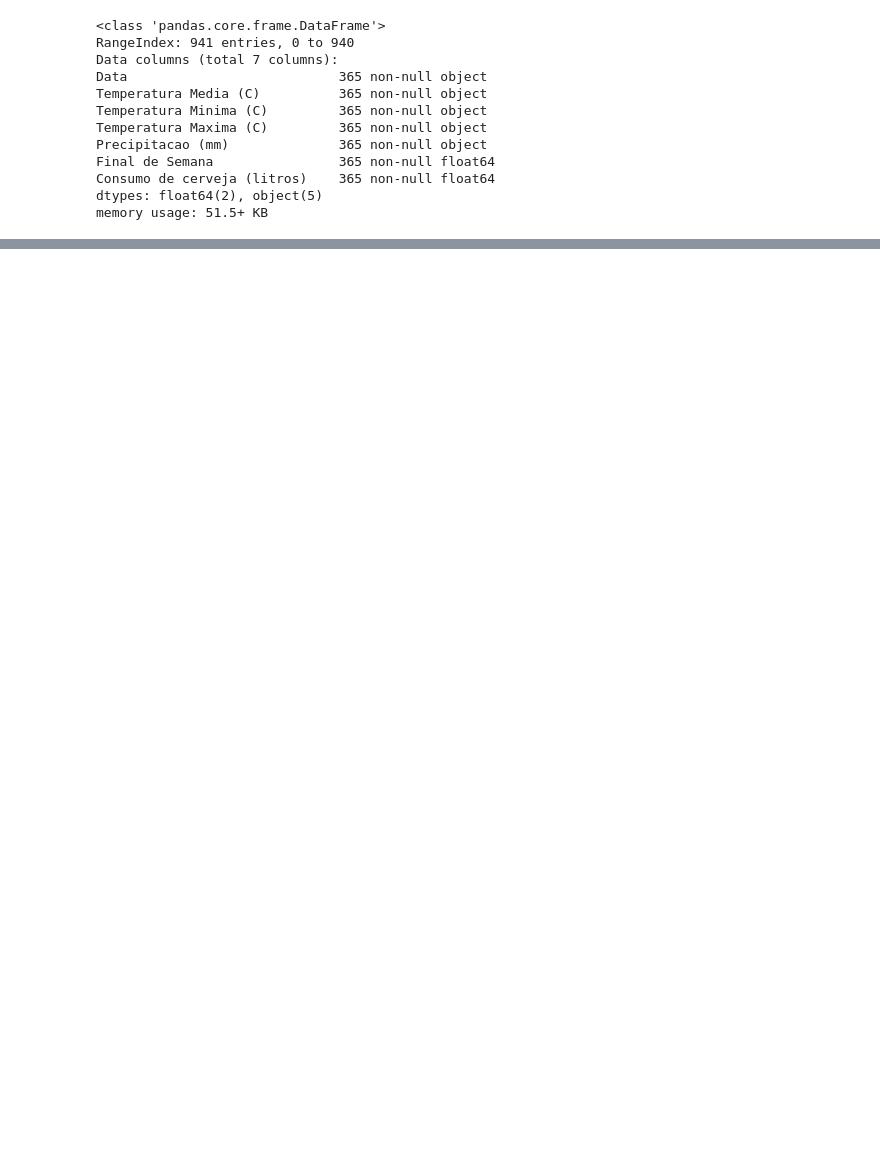
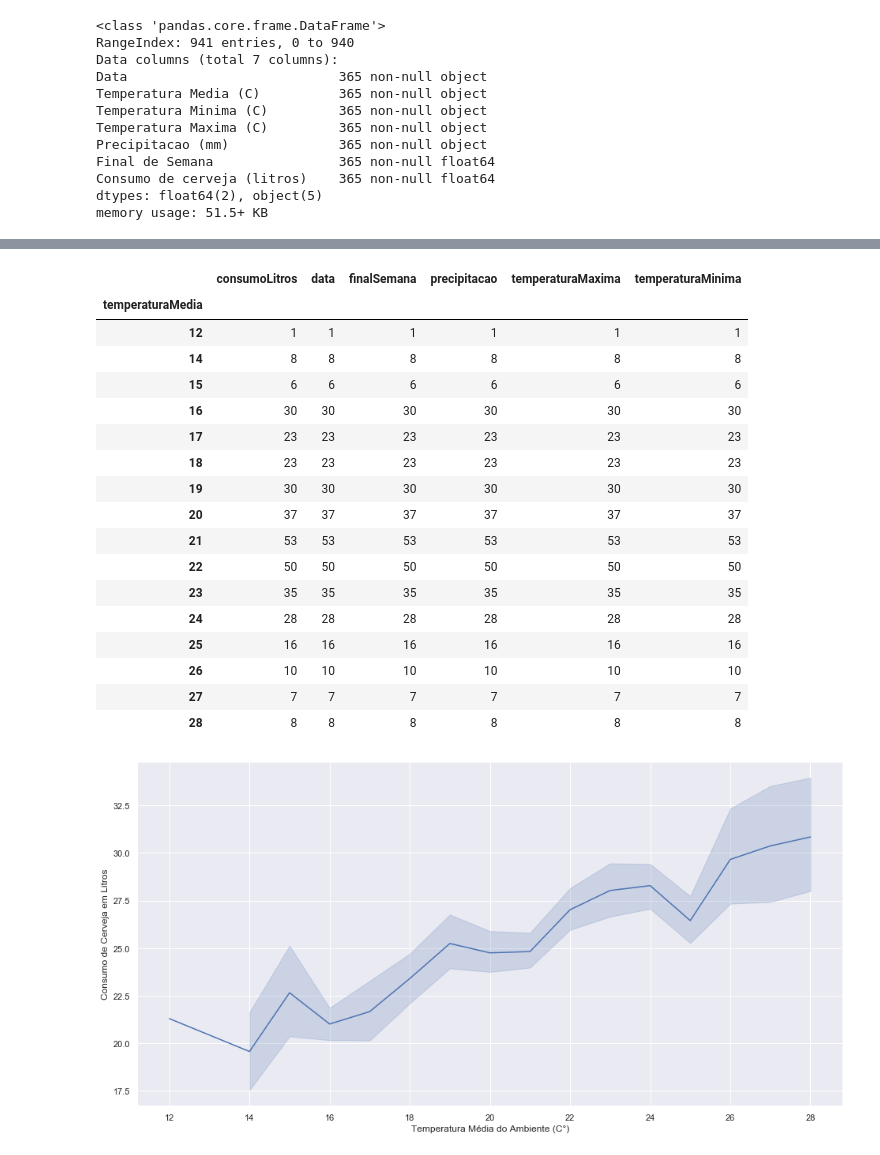
Before and after one commit to vitormoschetti/PI--IV---Extra-o-e-Visualiza-o-de-Dados-, a Jupyter notebook: Atividade 2/PI IV - Consumo de Cerveja .ipynb, the cells around one changed output, grey strips where cells are left out. Saved outputs shown, nothing was run; the diff lists cells and outputs as text; code cells hidden in the pictures; blank space fills up the shorter version.

```diff
--- a/Atividade 2/PI IV - Consumo de Cerveja .ipynb
+++ b/Atividade 2/PI IV - Consumo de Cerveja .ipynb
@@ -50,0 +45,26 @@ Text(0.5, 1.0, 'Histograma das Médias do Consumo de Cerveja em Litros')
+# %%
+dadosTratados = (dados['Data'].notnull())
+dadosTratados = dados[dadosTratados]
+dadosTratados.columns = [ 'data', 'temperaturaMedia', 'temperaturaMinima', 'temperaturaMaxima', 'precipitacao', 'finalSemana', 'consumoLitros']
+
+fds = {
+    0 : 'Dia da Semana',
+    1 : 'Final de Semana'
+}
+
+dadosTratados.finalSemana = dadosTratados.finalSemana.map(fds)
+
+
+# itens = dadosTratados.shape[0]
+
+# dadosTratados.finalSemana.unique()
+# meses = {
+#     '*-01-': '01'
+# }
+# dadosTratados.data = dadosTratados.data.map(meses)
+dadosTratados['temperaturaMedia'] = dadosTratados['temperaturaMedia'].str.replace(',','.')
+
+
+dadosTratados['temperaturaMedia'] = dadosTratados['temperaturaMedia'].astype(float)
+dadosTratados['temperaturaMedia'] = dadosTratados['temperaturaMedia'].astype(int)
+dadosTratados.head(5)
@@ -50,0 +121,31 @@ Text(0.5, 1.0, 'Histograma das Médias do Consumo de Cerveja em Litros')
+# %%
+import seaborn as sns
+import matplotlib.pyplot as plt
+
+
+plt.figure(figsize=(16,8))
+sns.lineplot(y = 'consumoLitros', x = 'temperaturaMedia', data=dadosTratados)
+plt.ylabel('Consumo de Cerveja em Litros')
+plt.xlabel('Temperatura Média do Ambiente (C°)')
+dadosTratados.head()
+dadosTratados.groupby('temperaturaMedia').count().sort_index(axis= 1)
+# %% [output]
+|  | consumoLitros | data | finalSemana | precipitacao | temperaturaMaxima | temperaturaMinima |
+| temperaturaMedia |  |  |  |  |  |  |
+| 12 | 1 | 1 | 1 | 1 | 1 | 1 |
+| 14 | 8 | 8 | 8 | 8 | 8 | 8 |
+| 15 | 6 | 6 | 6 | 6 | 6 | 6 |
+| 16 | 30 | 30 | 30 | 30 | 30 | 30 |
+| 17 | 23 | 23 | 23 | 23 | 23 | 23 |
+| 18 | 23 | 23 | 23 | 23 | 23 | 23 |
+| 19 | 30 | 30 | 30 | 30 | 30 | 30 |
+| 20 | 37 | 37 | 37 | 37 | 37 | 37 |
+| 21 | 53 | 53 | 53 | 53 | 53 | 53 |
+| 22 | 50 | 50 | 50 | 50 | 50 | 50 |
+| 23 | 35 | 35 | 35 | 35 | 35 | 35 |
+| 24 | 28 | 28 | 28 | 28 | 28 | 28 |
+| 25 | 16 | 16 | 16 | 16 | 16 | 16 |
+| 26 | 10 | 10 | 10 | 10 | 10 | 10 |
+| 27 | 7 | 7 | 7 | 7 | 7 | 7 |
+| 28 | 8 | 8 | 8 | 8 | 8 | 8 |
+[figure, added]
```
Also changed, not shown: parts of 5 cells of this notebook.
